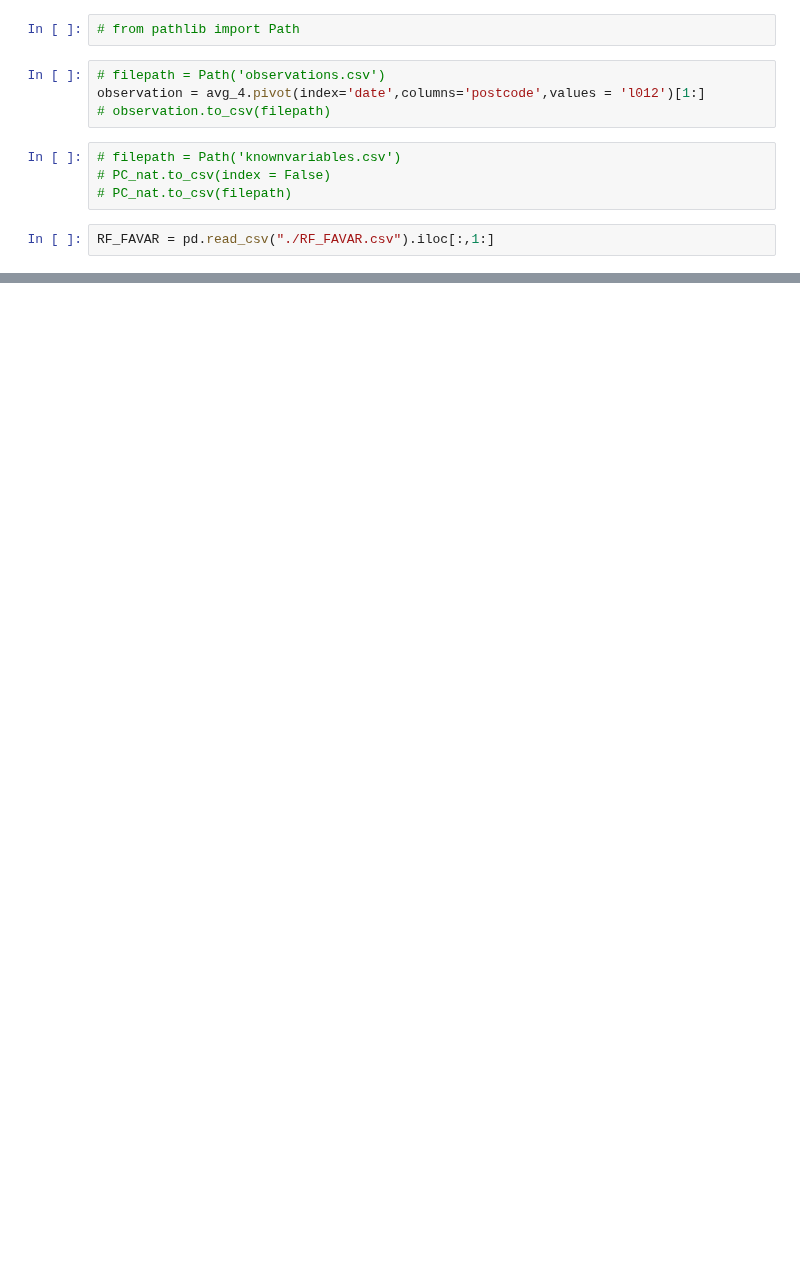
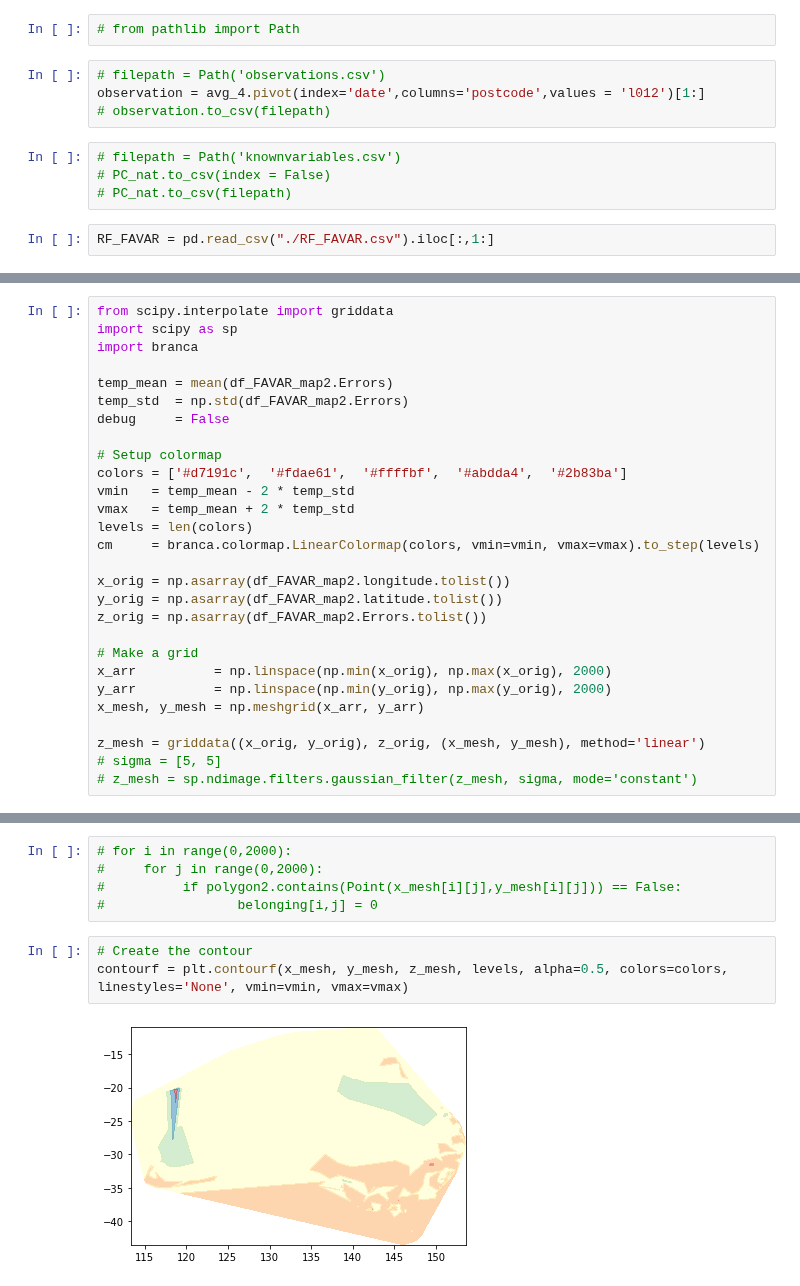
Before and after one commit to LyuLingfeng95/PhDProject1, a Jupyter notebook: Project1_p7_FAVAR.ipynb, the cells around one changed output, grey strips where cells are left out. Drawn from its saved outputs; the diff is of its cells as text; blank space fills up the shorter version.

```diff
--- a/Project1_p7_FAVAR.ipynb
+++ b/Project1_p7_FAVAR.ipynb
@@ -1461,0 +1521,28 @@ observation
+# %%
+from scipy.interpolate import griddata
+import scipy as sp
+import branca
+
+temp_mean = mean(df_FAVAR_map2.Errors)
+temp_std  = np.std(df_FAVAR_map2.Errors)
+debug     = False
+
+# Setup colormap
+colors = ['#d7191c',  '#fdae61',  '#ffffbf',  '#abdda4',  '#2b83ba']
+vmin   = temp_mean - 2 * temp_std
+vmax   = temp_mean + 2 * temp_std
+levels = len(colors)
+cm     = branca.colormap.LinearColormap(colors, vmin=vmin, vmax=vmax).to_step(levels)
+
+x_orig = np.asarray(df_FAVAR_map2.longitude.tolist())
+y_orig = np.asarray(df_FAVAR_map2.latitude.tolist())
+z_orig = np.asarray(df_FAVAR_map2.Errors.tolist())
+
+# Make a grid
+x_arr          = np.linspace(np.min(x_orig), np.max(x_orig), 2000)
+y_arr          = np.linspace(np.min(y_orig), np.max(y_orig), 2000)
+x_mesh, y_mesh = np.meshgrid(x_arr, y_arr)
+
+z_mesh = griddata((x_orig, y_orig), z_orig, (x_mesh, y_mesh), method='linear')
+# sigma = [5, 5]
+# z_mesh = sp.ndimage.filters.gaussian_filter(z_mesh, sigma, mode='constant')
@@ -1461,0 +1578,10 @@ observation
+# %%
+# for i in range(0,2000):
+#     for j in range(0,2000):
+#          if polygon2.contains(Point(x_mesh[i][j],y_mesh[i][j])) == False:
+#                 belonging[i,j] = 0
+# %%
+# Create the contour
+contourf = plt.contourf(x_mesh, y_mesh, z_mesh, levels, alpha=0.5, colors=colors, linestyles='None', vmin=vmin, vmax=vmax)
+# %% [output]
+[figure, added]
```
Also changed, not shown: parts of 30 cells of this notebook, 3 other files.
